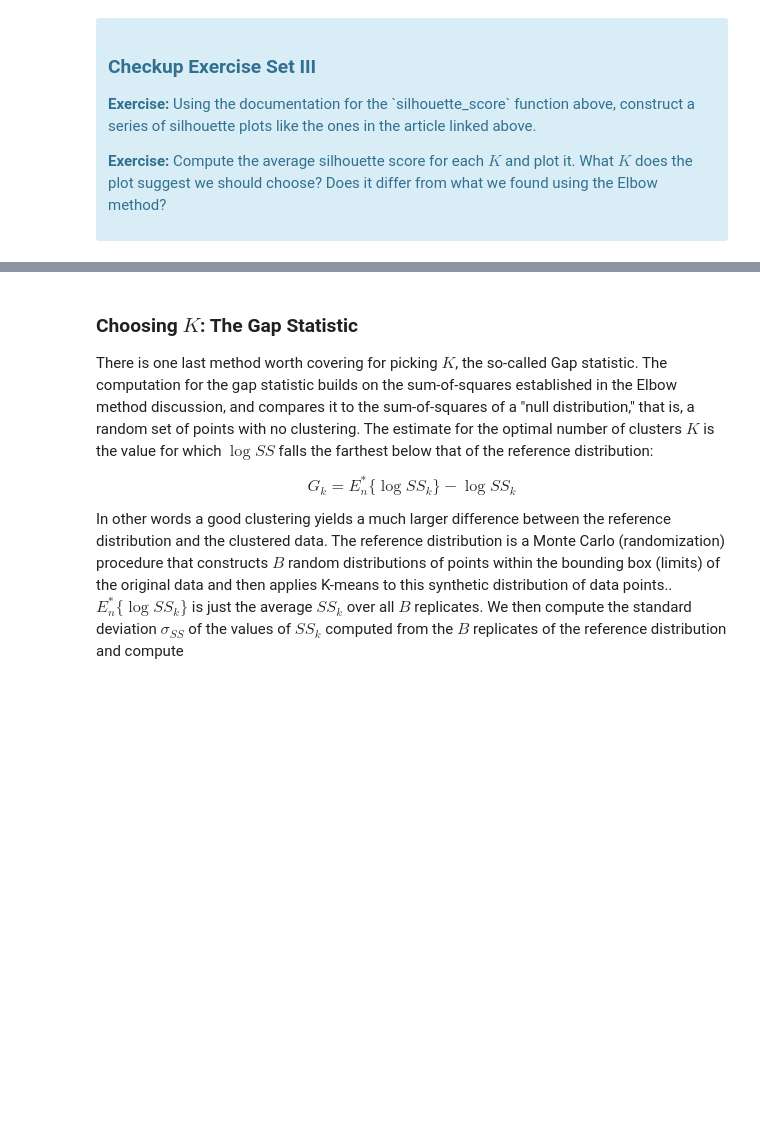
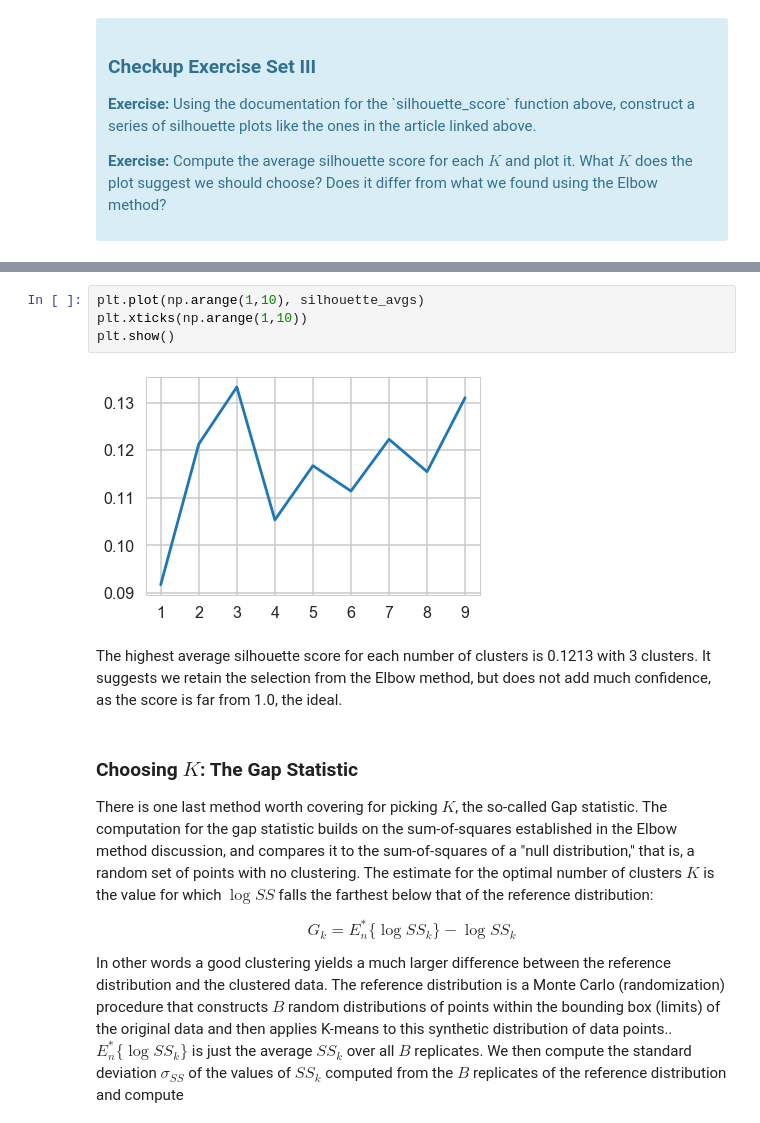
Before and after one commit to raymondgh/springboard-data-science, a Jupyter notebook: Minor Projects and Exercises/Clustering - Customer Segmentation/Mini_Project_Clustering.ipynb, the cells around one changed output, grey strips where cells are left out. Cells and saved outputs as stored; diff of their text form; blank space fills up the shorter version.

```diff
--- a/Minor Projects and Exercises/Clustering - Customer Segmentation/Mini_Project_Clustering.ipynb
+++ b/Minor Projects and Exercises/Clustering - Customer Segmentation/Mini_Project_Clustering.ipynb
@@ -109,3 +212,11 @@ Fortunately, scikit-learn provides a function to compute this for us (phew!) cal
+# %%
+plt.plot(np.arange(1,10), silhouette_avgs)
+plt.xticks(np.arange(1,10))
+plt.show()
+# %% [output]
+[figure, added]
+# %% [markdown]
+The highest average silhouette score for each number of clusters is 0.1213 with 3 clusters. It suggests we retain the selection from the Elbow method, but does not add much confidence, as the score is far from 1.0, the ideal.
 # %% [markdown]
 ### Choosing $K$: The Gap Statistic
 
```
Also changed, not shown: parts of 26 cells of this notebook.
